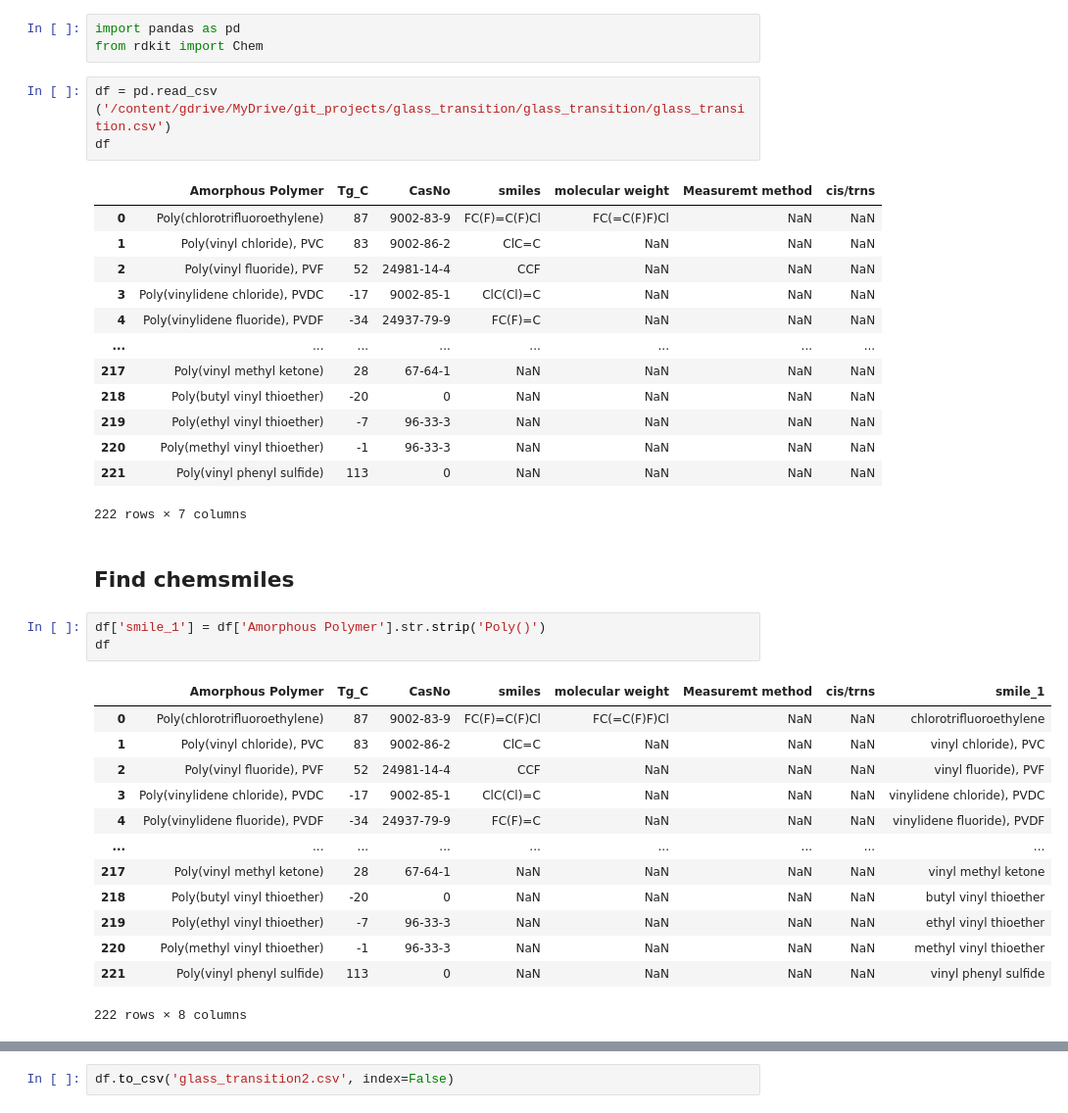
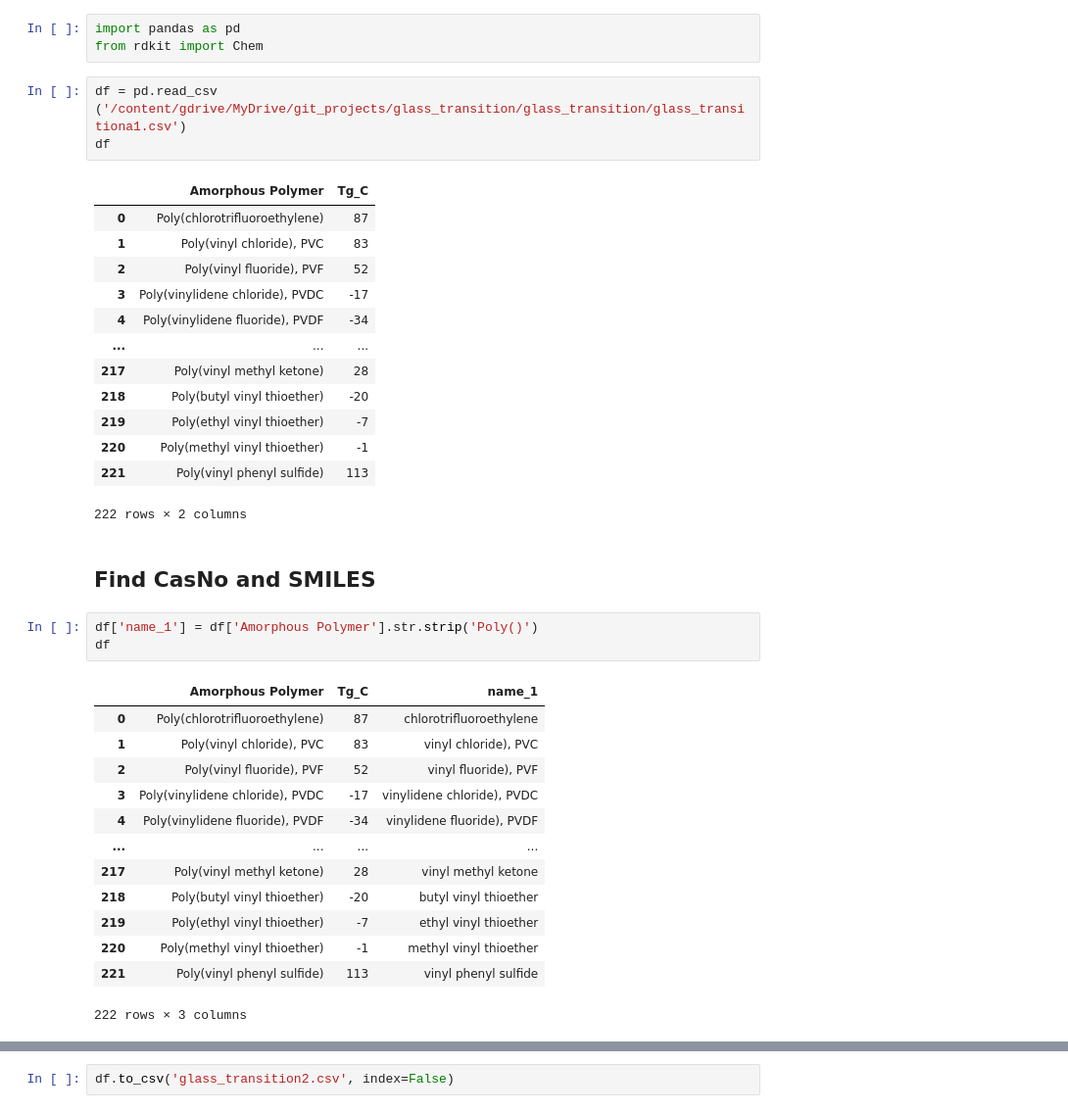
Before and after one commit to sanalps/Polymer_Glass_Transition_Predictor, a Jupyter notebook: glass_transition_a1.ipynb, the cells around one changed output, grey strips where cells are left out. Shown at 98% size. Drawn from its saved outputs; the diff is of its cells as text.

```diff
--- a/glass_transition_a1.ipynb
+++ b/glass_transition_a1.ipynb
@@ -17,38 +17,38 @@ Successfully installed rdkit-2022.9.1
 import pandas as pd
 from rdkit import Chem
 # %%
-df = pd.read_csv ('/content/gdrive/MyDrive/git_projects/glass_transition/glass_transition/glass_transition.csv')
+df = pd.read_csv ('/content/gdrive/MyDrive/git_projects/glass_transition/glass_transition/glass_transitiona1.csv')
 df
 # %% [output]
-|  | Amorphous Polymer | Tg_C | CasNo | smiles | molecular weight | Measuremt method | cis/trns |
-| 0 | Poly(chlorotrifluoroethylene) | 87 | 9002-83-9 | FC(F)=C(F)Cl | FC(=C(F)F)Cl | NaN | NaN |
-| 1 | Poly(vinyl chloride), PVC | 83 | 9002-86-2 | ClC=C | NaN | NaN | NaN |
-| 2 | Poly(vinyl fluoride), PVF | 52 | 24981-14-4 | CCF | NaN | NaN | NaN |
-| 3 | Poly(vinylidene chloride), PVDC | -17 | 9002-85-1 | ClC(Cl)=C | NaN | NaN | NaN |
-| 4 | Poly(vinylidene fluoride), PVDF | -34 | 24937-79-9 | FC(F)=C | NaN | NaN | NaN |
-| ... | ... | ... | ... | ... | ... | ... | ... |
-| 217 | Poly(vinyl methyl ketone) | 28 | 67-64-1 | NaN | NaN | NaN | NaN |
-| 218 | Poly(butyl vinyl thioether) | -20 | 0 | NaN | NaN | NaN | NaN |
-| 219 | Poly(ethyl vinyl thioether) | -7 | 96-33-3 | NaN | NaN | NaN | NaN |
-| 220 | Poly(methyl vinyl thioether) | -1 | 96-33-3 | NaN | NaN | NaN | NaN |
-| 221 | Poly(vinyl phenyl sulfide) | 113 | 0 | NaN | NaN | NaN | NaN |
+|  | Amorphous Polymer | Tg_C |
+| 0 | Poly(chlorotrifluoroethylene) | 87 |
+| 1 | Poly(vinyl chloride), PVC | 83 |
+| 2 | Poly(vinyl fluoride), PVF | 52 |
+| 3 | Poly(vinylidene chloride), PVDC | -17 |
+| 4 | Poly(vinylidene fluoride), PVDF | -34 |
+| ... | ... | ... |
+| 217 | Poly(vinyl methyl ketone) | 28 |
+| 218 | Poly(butyl vinyl thioether) | -20 |
+| 219 | Poly(ethyl vinyl thioether) | -7 |
+| 220 | Poly(methyl vinyl thioether) | -1 |
+| 221 | Poly(vinyl phenyl sulfide) | 113 |
-222 rows × 7 columns
+222 rows × 2 columns
 # %% [markdown]
-## Find chemsmiles
+## Find CasNo and SMILES
 # %%
-df['smile_1'] = df['Amorphous Polymer'].str.strip('Poly()')
+df['name_1'] = df['Amorphous Polymer'].str.strip('Poly()')
 df
 # %% [output]
-|  | Amorphous Polymer | Tg_C | CasNo | smiles | molecular weight | Measuremt method | cis/trns | smile_1 |
-| 0 | Poly(chlorotrifluoroethylene) | 87 | 9002-83-9 | FC(F)=C(F)Cl | FC(=C(F)F)Cl | NaN | NaN | chlorotrifluoroethylene |
-| 1 | Poly(vinyl chloride), PVC | 83 | 9002-86-2 | ClC=C | NaN | NaN | NaN | vinyl chloride), PVC |
-| 2 | Poly(vinyl fluoride), PVF | 52 | 24981-14-4 | CCF | NaN | NaN | NaN | vinyl fluoride), PVF |
-| 3 | Poly(vinylidene chloride), PVDC | -17 | 9002-85-1 | ClC(Cl)=C | NaN | NaN | NaN | vinylidene chloride), PVDC |
-| 4 | Poly(vinylidene fluoride), PVDF | -34 | 24937-79-9 | FC(F)=C | NaN | NaN | NaN | vinylidene fluoride), PVDF |
-| ... | ... | ... | ... | ... | ... | ... | ... | ... |
-| 217 | Poly(vinyl methyl ketone) | 28 | 67-64-1 | NaN | NaN | NaN | NaN | vinyl methyl ketone |
-| 218 | Poly(butyl vinyl thioether) | -20 | 0 | NaN | NaN | NaN | NaN | butyl vinyl thioether |
-| 219 | Poly(ethyl vinyl thioether) | -7 | 96-33-3 | NaN | NaN | NaN | NaN | ethyl vinyl thioether |
-| 220 | Poly(methyl vinyl thioether) | -1 | 96-33-3 | NaN | NaN | NaN | NaN | methyl vinyl thioether |
-| 221 | Poly(vinyl phenyl sulfide) | 113 | 0 | NaN | NaN | NaN | NaN | vinyl phenyl sulfide |
+|  | Amorphous Polymer | Tg_C | name_1 |
+| 0 | Poly(chlorotrifluoroethylene) | 87 | chlorotrifluoroethylene |
+| 1 | Poly(vinyl chloride), PVC | 83 | vinyl chloride), PVC |
+| 2 | Poly(vinyl fluoride), PVF | 52 | vinyl fluoride), PVF |
+| 3 | Poly(vinylidene chloride), PVDC | -17 | vinylidene chloride), PVDC |
+| 4 | Poly(vinylidene fluoride), PVDF | -34 | vinylidene fluoride), PVDF |
+| ... | ... | ... | ... |
+| 217 | Poly(vinyl methyl ketone) | 28 | vinyl methyl ketone |
+| 218 | Poly(butyl vinyl thioether) | -20 | butyl vinyl thioether |
+| 219 | Poly(ethyl vinyl thioether) | -7 | ethyl vinyl thioether |
+| 220 | Poly(methyl vinyl thioether) | -1 | methyl vinyl thioether |
+| 221 | Poly(vinyl phenyl sulfide) | 113 | vinyl phenyl sulfide |
-222 rows × 8 columns
+222 rows × 3 columns
```
Also changed, not shown: parts of 37 cells of this notebook.
